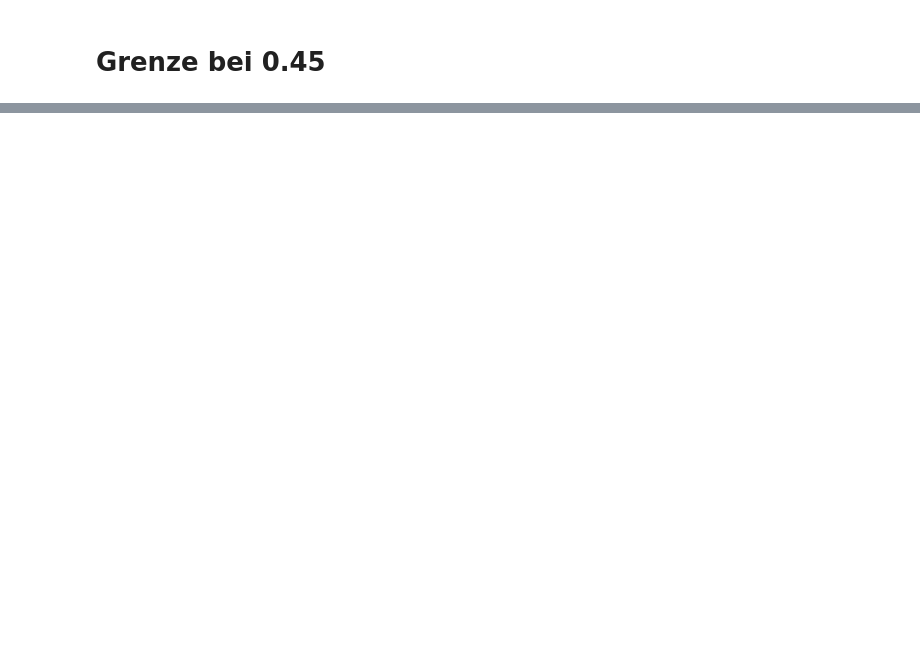
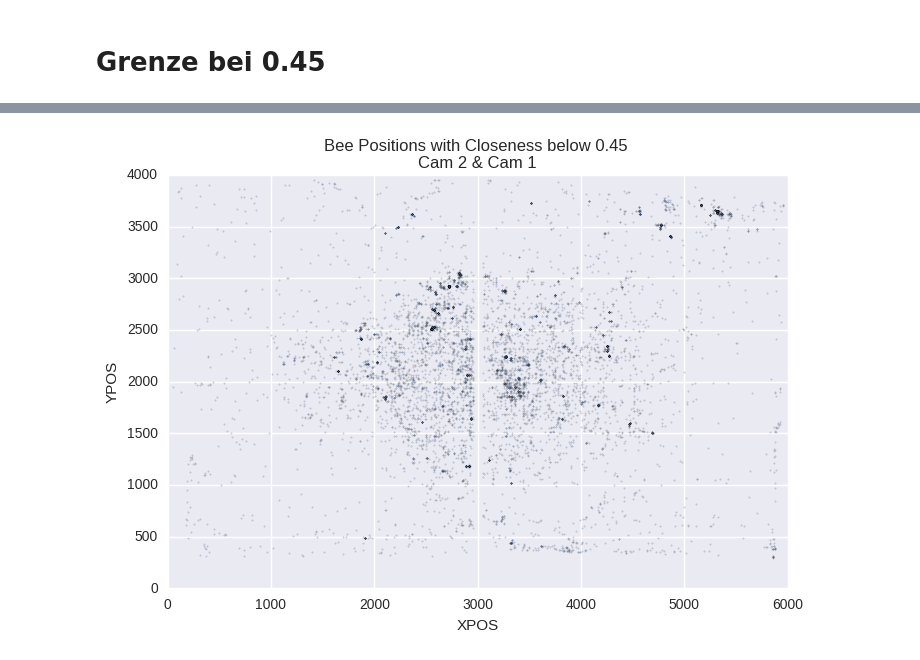
Before and after one commit to aschle/bees-sna, a Jupyter notebook: bib/1DAYcloseness_KDE.ipynb, the cells around one changed output, grey strips where cells are left out. Saved outputs shown, nothing was run; the diff lists cells and outputs as text; code cells hidden in the pictures; blank space fills up the shorter version.

```diff
--- a/bib/1DAYcloseness_KDE.ipynb
+++ b/bib/1DAYcloseness_KDE.ipynb
@@ -149,0 +86,4 @@ plt.axes().set_aspect('equal')
+# %%
+plotClosenessXY("Bee Positions with Closeness below 0.45", df_s, 2, 1, s=4000)
+# %% [output]
+[figure, added]
```
Also changed, not shown: parts of 54 cells of this notebook.
